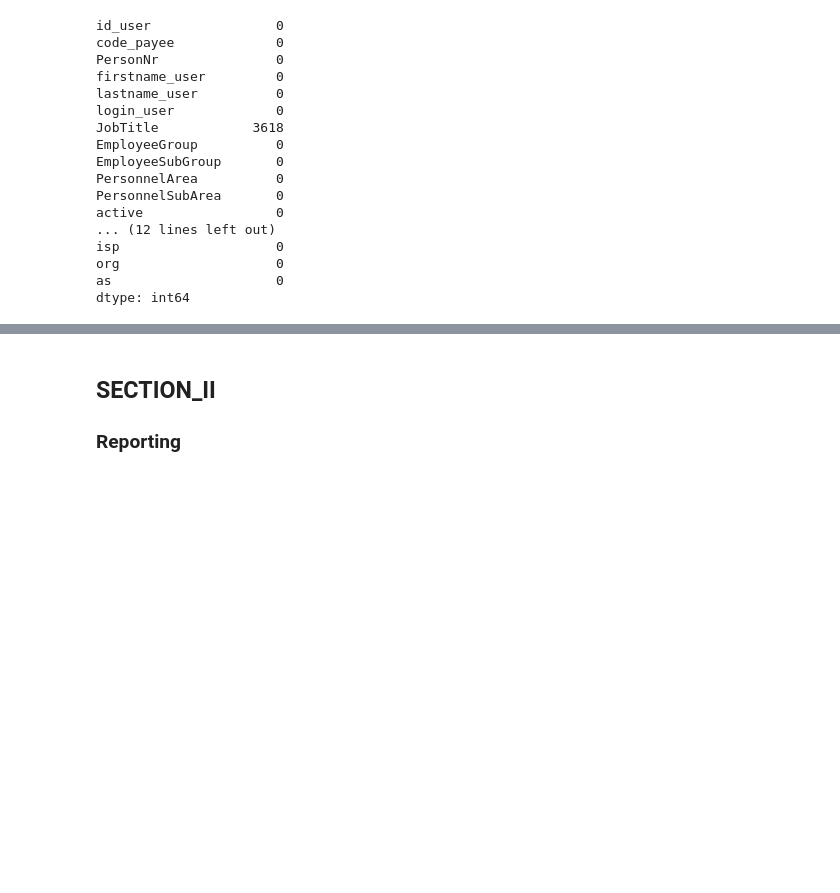
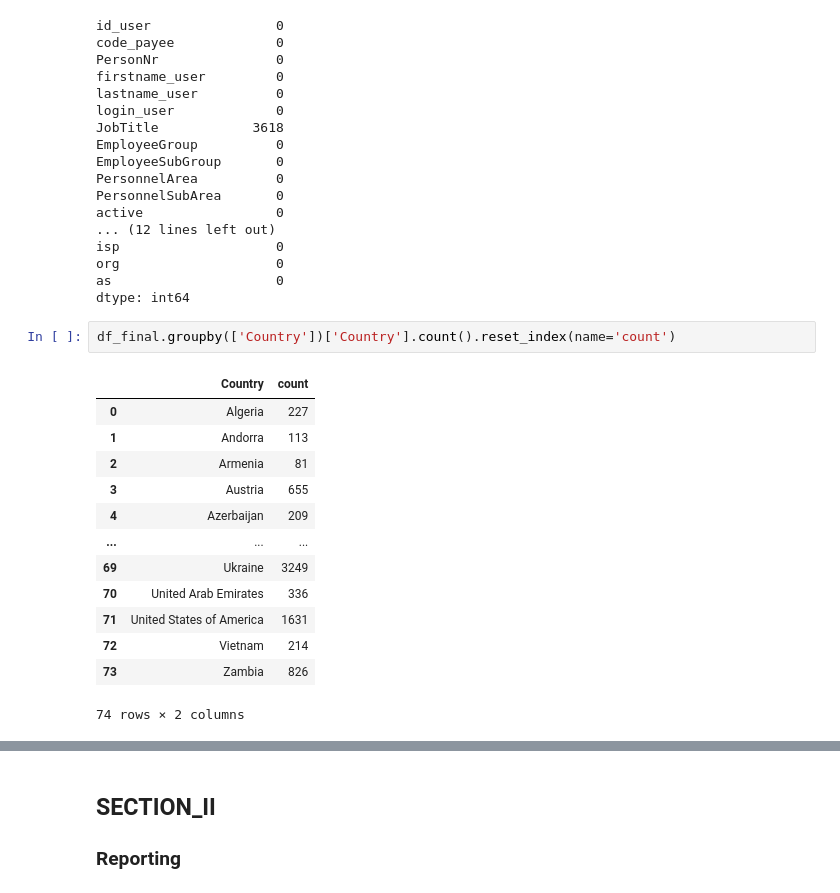
Before and after one commit to RafZel/NYCDSA_Project_1, a Jupyter notebook: project_1.ipynb, the cells around one changed output, grey strips where cells are left out. Drawn from its saved outputs; the diff is of its cells as text; blank space fills up the shorter version.

```diff
--- a/project_1.ipynb
+++ b/project_1.ipynb
@@ -773,3 +754,19 @@ isp                    0
 org                    0
 as                     0
 dtype: int64
+# %%
+df_final.groupby(['Country'])['Country'].count().reset_index(name='count')
+# %% [output]
+|  | Country | count |
+| 0 | Algeria | 227 |
+| 1 | Andorra | 113 |
+| 2 | Armenia | 81 |
+| 3 | Austria | 655 |
+| 4 | Azerbaijan | 209 |
+| ... | ... | ... |
+| 69 | Ukraine | 3249 |
+| 70 | United Arab Emirates | 336 |
+| 71 | United States of America | 1631 |
+| 72 | Vietnam | 214 |
+| 73 | Zambia | 826 |
+74 rows × 2 columns
```
Also changed, not shown: parts of 77 cells of this notebook, 20 other files.
